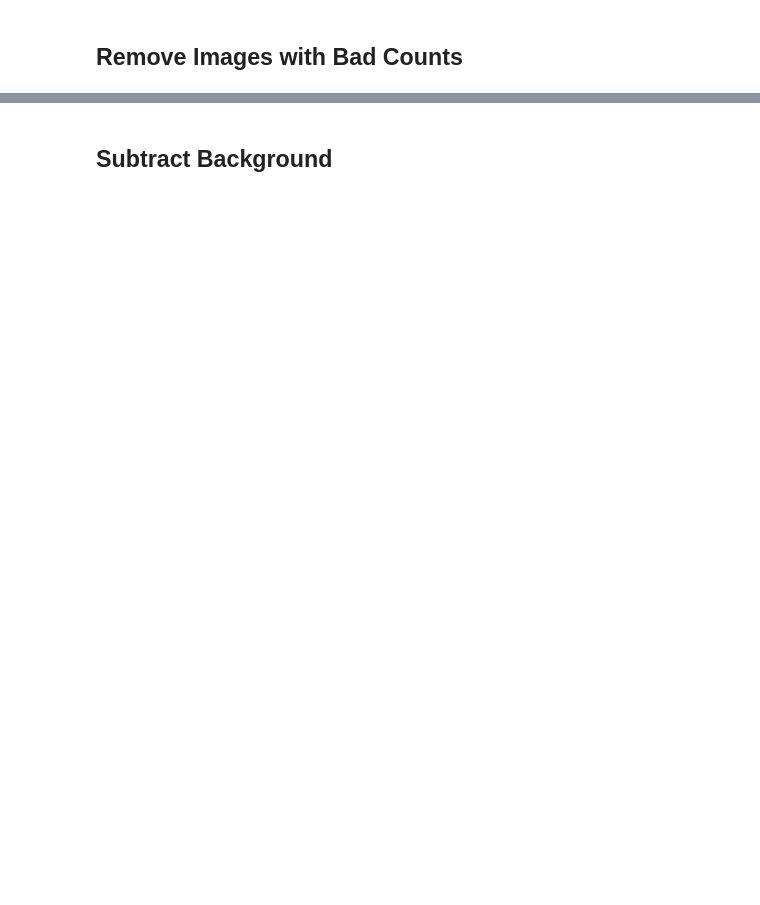
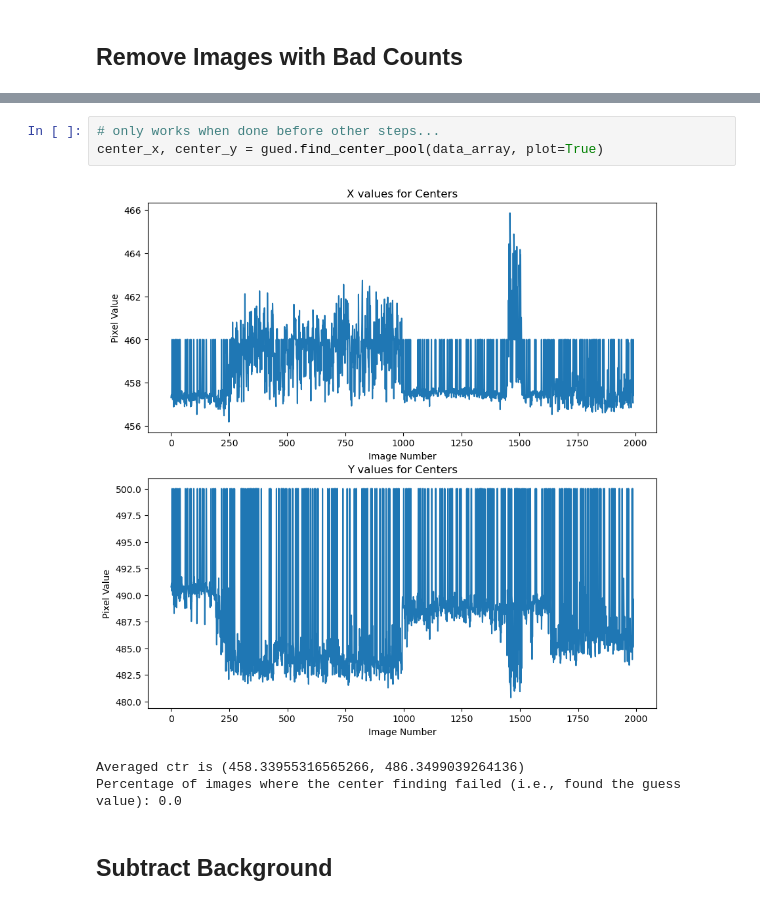
Before and after one commit to lheald2/gued, a Jupyter notebook: Standard_Processing.ipynb, the cells around one changed output, grey strips where cells are left out. Saved outputs shown, nothing was run; the diff lists cells and outputs as text; blank space fills up the shorter version.

```diff
--- a/Standard_Processing.ipynb
+++ b/Standard_Processing.ipynb
@@ -90,2 +169,9 @@ data_array, stage_positions, file_order, counts = gued.remove_counts(data_array,
+# %%
+# only works when done before other steps...
+center_x, center_y = gued.find_center_pool(data_array, plot=True)
+# %% [output]
+[figure, added]
+Averaged ctr is (458.33955316565266, 486.3499039264136)
+Percentage of images where the center finding failed (i.e., found the guess value): 0.0
 # %% [markdown]
 ## Subtract Background
```
Also changed, not shown: parts of 18 cells of this notebook, 3 other files.
